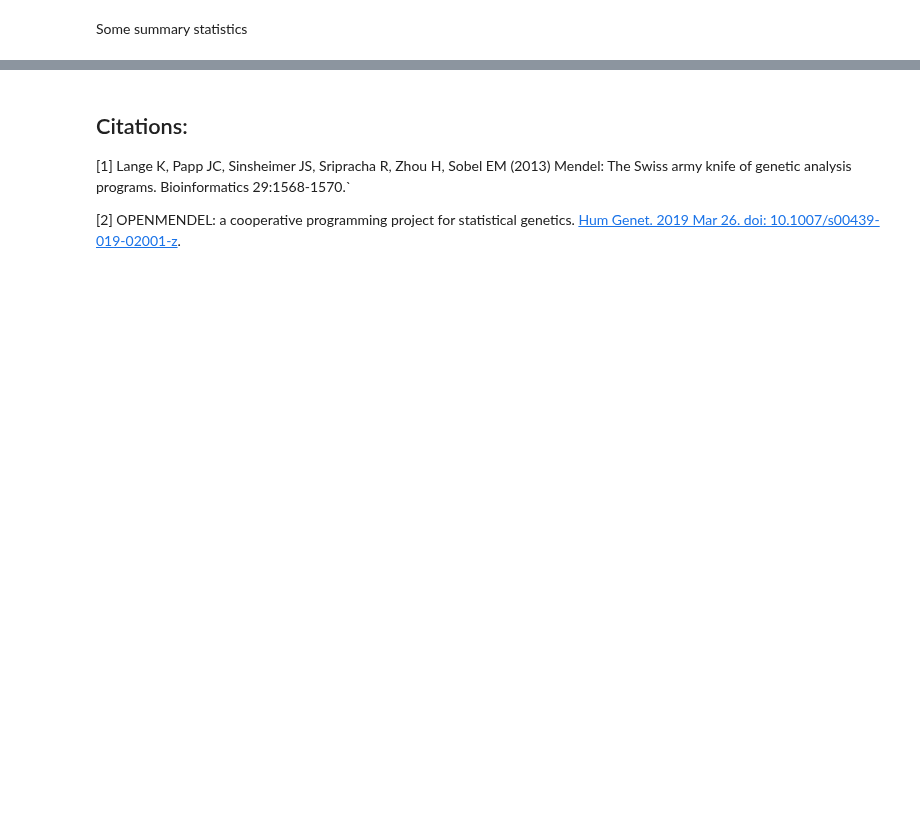
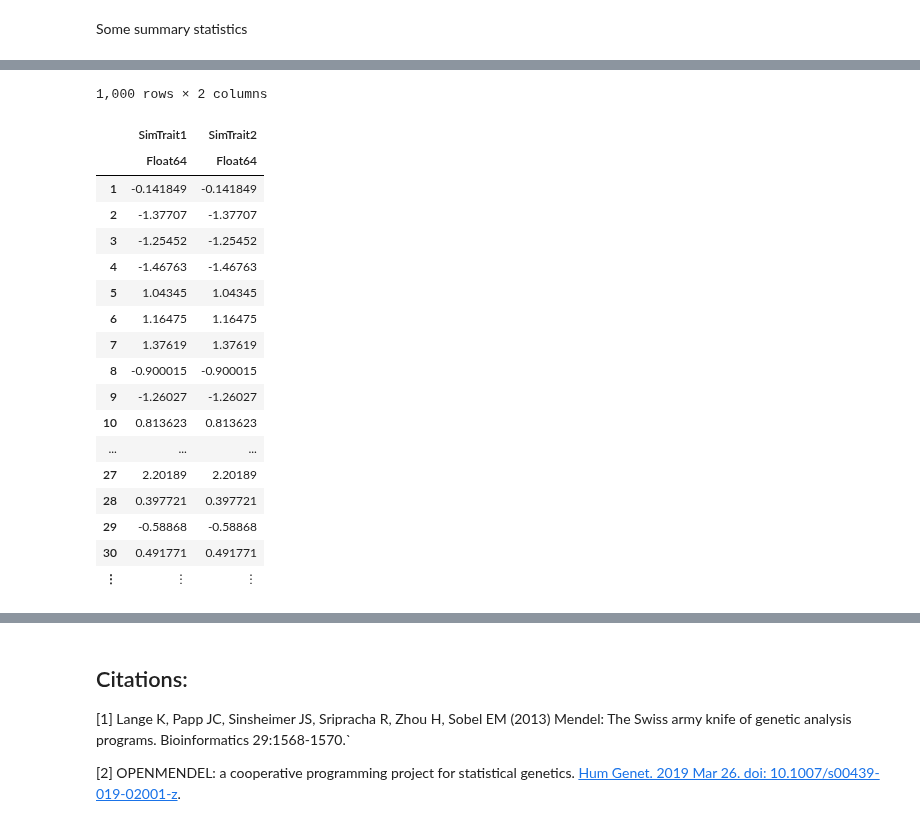
Before and after one commit to OpenMendel/TraitSimulation.jl, a Jupyter notebook: docs/TraitSimulation_28e.ipynb, the cells around one changed output, grey strips where cells are left out. Saved outputs shown, nothing was run; the diff lists cells and outputs as text; code cells hidden in the pictures; blank space fills up the shorter version.

```diff
--- a/docs/TraitSimulation_28e.ipynb
+++ b/docs/TraitSimulation_28e.ipynb
@@ -330,0 +348,50 @@ describe(trait_rare_20_snps)
+# %%
+using Random
+Random.seed!(1234);
+n = 1000   # no. observations
+d = 2      # dimension of responses
+m = 10      # no. variance components
+p = 2      # no. covariates
+
+# n-by-p design matrix
+X = randn(n, p)
+
+# p-by-d mean component regression coefficient
+B = ones(p, d)
+
+# a tuple of m covariance matrices
+V = ntuple(x -> zeros(n, n), m)
+for i = 1:m-1
+  Vi = [j ≥ i ? i * (n - j + 1) : j * (n - i + 1) for i in 1:n, j in 1:n]
+  copy!(V[i], Vi * Vi')
+end
+copy!(V[m], Diagonal(ones(n))) # last covarianec matrix is idendity
+
+# a tuple of m d-by-d variance component parameters
+Σ = ntuple(x -> zeros(d, d), m)
+for i in 1:m
+  Σi = [j ≥ i ? i * (d - j + 1) : j * (d - i + 1) for i in 1:d, j in 1:d]
+  copy!(Σ[i], Σi' * Σi)
+end
+
+Random_VCM_Trait = DataFrame(VCM_simulation(X, B, V, Σ), [:SimTrait1, :SimTrait2])
+# %% [output]
+1,000 rows × 2 columns
+|  | SimTrait1 | SimTrait2 |
+|  | Float64 | Float64 |
+| 1 | -0.141849 | -0.141849 |
+| 2 | -1.37707 | -1.37707 |
+| 3 | -1.25452 | -1.25452 |
+| 4 | -1.46763 | -1.46763 |
+| 5 | 1.04345 | 1.04345 |
+| 6 | 1.16475 | 1.16475 |
+| 7 | 1.37619 | 1.37619 |
+| 8 | -0.900015 | -0.900015 |
+| 9 | -1.26027 | -1.26027 |
+| 10 | 0.813623 | 0.813623 |
+| ... | ... | ... |
+| 27 | 2.20189 | 2.20189 |
+| 28 | 0.397721 | 0.397721 |
+| 29 | -0.58868 | -0.58868 |
+| 30 | 0.491771 | 0.491771 |
+| ⋮ | ⋮ | ⋮ |
```
Also changed, not shown: parts of 9 cells of this notebook, 7 other files.
